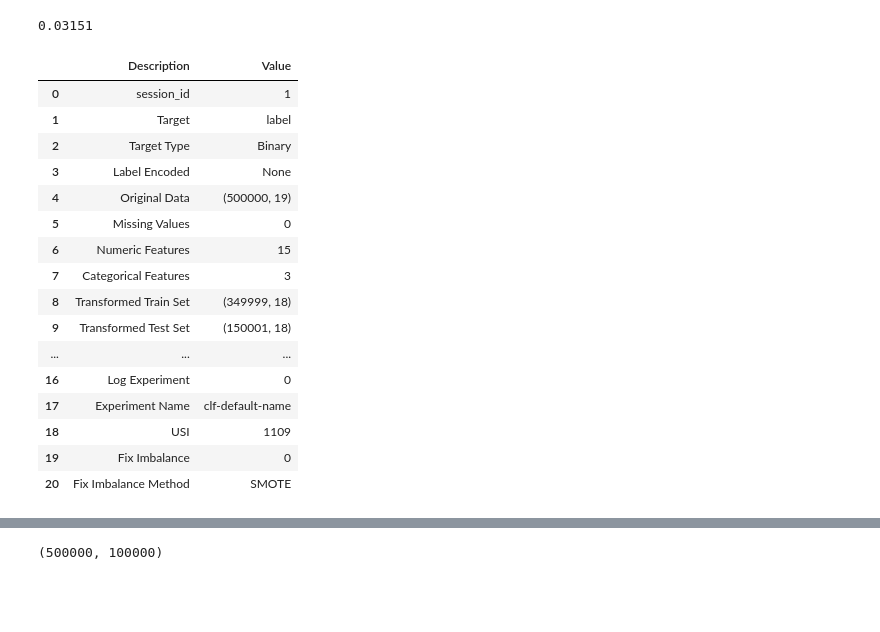
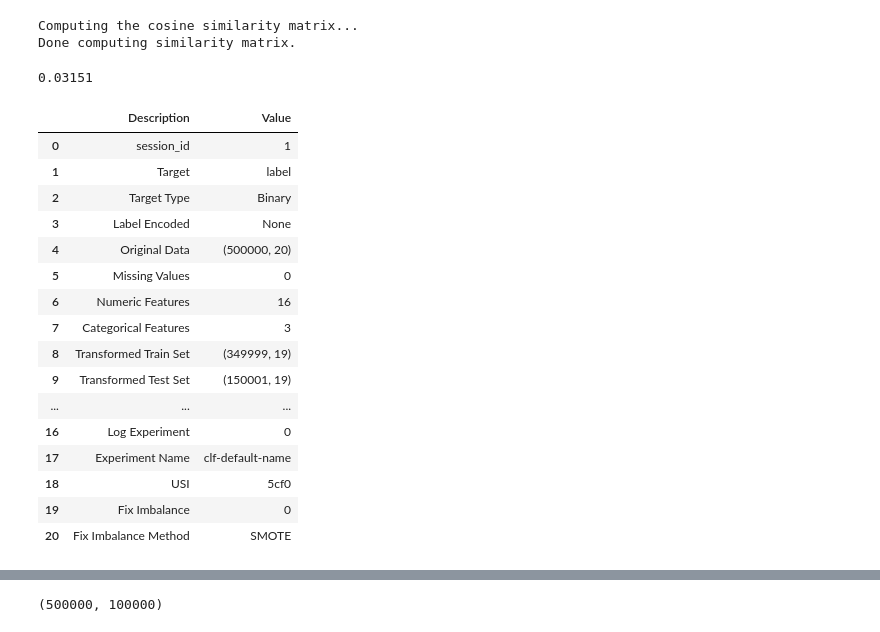
Before and after one commit to sekR4/classification-challenge, a Jupyter notebook: src/modeling_clf.ipynb, the cells around one changed output, grey strips where cells are left out. Cells and saved outputs as stored; diff of their text form; code cells hidden in the pictures; blank space fills up the shorter version.

```diff
--- a/src/modeling_clf.ipynb
+++ b/src/modeling_clf.ipynb
@@ -10 +9,7 @@ df_training = pd.read_parquet("data/training_03.parquet")
+# %%
+# Create Dataset for Week 50
+data_w50 = create_w50_data()
+# %% [output]
+Computing the cosine similarity matrix...
+Done computing similarity matrix.
 # %%
@@ -27,36 +35,37 @@ categorical_features = [
     'pays_above_avg', 'costs_above_avg', 'within_budget'
 ]
 # %%
+# Preparing PyCaret
 setup_params = {
     "target": "label",
     "numeric_features": numeric_features,
     "categorical_features": categorical_features,
     "silent": True,
     "fold" : 3,
     "session_id": seed,
     "preprocess": False,
     "remove_perfect_collinearity": False,
-    "n_jobs": -2,
+    "n_jobs": -1,
     "data": df_training
 }
 
 prep = setup(**setup_params)
 # %% [output]
 |  | Description | Value |
 | 0 | session_id | 1 |
 | 1 | Target | label |
 | 2 | Target Type | Binary |
 | 3 | Label Encoded | None |
-| 4 | Original Data | (500000, 19) |
+| 4 | Original Data | (500000, 20) |
 | 5 | Missing Values | 0 |
-| 6 | Numeric Features | 15 |
+| 6 | Numeric Features | 16 |
 | 7 | Categorical Features | 3 |
-| 8 | Transformed Train Set | (349999, 18) |
-| 9 | Transformed Test Set | (150001, 18) |
+| 8 | Transformed Train Set | (349999, 19) |
+| 9 | Transformed Test Set | (150001, 19) |
 | ... | ... | ... |
 | 16 | Log Experiment | 0 |
 | 17 | Experiment Name | clf-default-name |
-| 18 | USI | 1109 |
+| 18 | USI | 5cf0 |
 | 19 | Fix Imbalance | 0 |
 | 20 | Fix Imbalance Method | SMOTE |
 # %%
```
Also changed, not shown: parts of 20 cells of this notebook.
